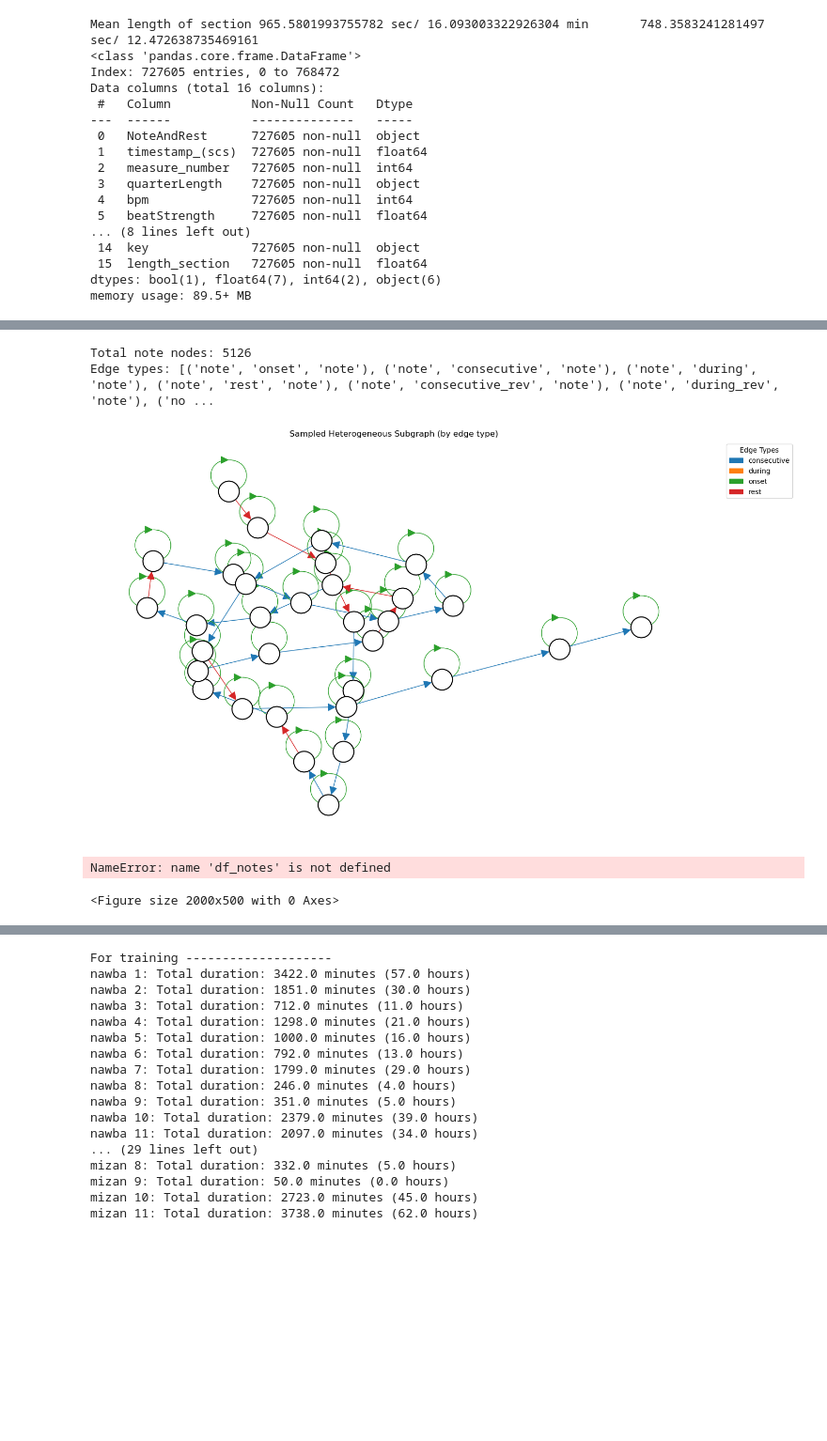
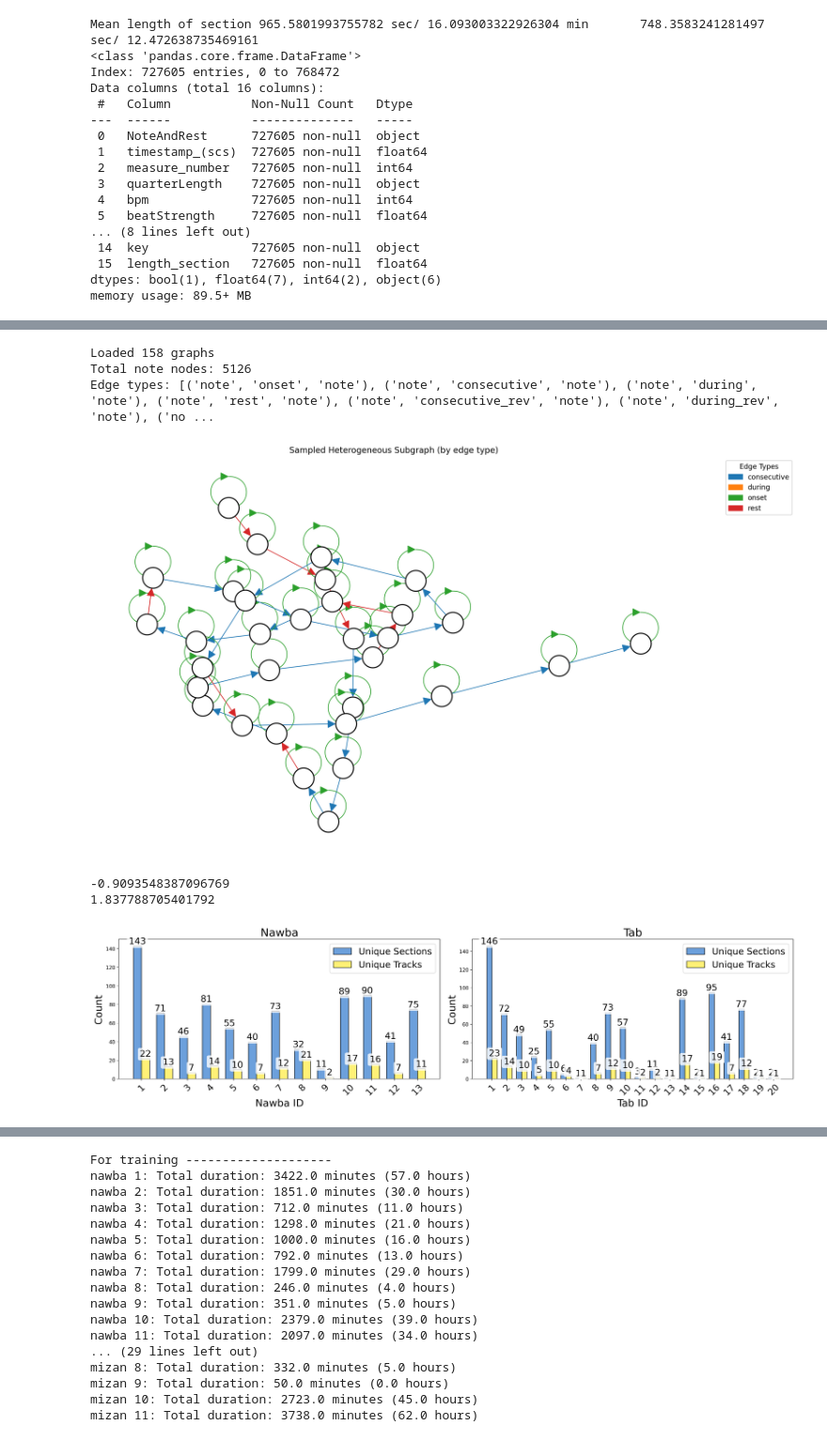
Before and after one commit to aleski017/tab-nawba-symbolic_recognition, a Jupyter notebook: overview_data.ipynb, the cells around one changed output, grey strips where cells are left out. Shown at 94% size. Saved outputs shown, nothing was run; the diff lists cells and outputs as text; code cells hidden in the pictures; blank space fills up the shorter version.

```diff
--- a/overview_data.ipynb
+++ b/overview_data.ipynb
@@ -45,6 +34,12 @@ for entry in data:
         section_list.append(section)
 
 df_section = pd.DataFrame(section_list)
+
 df_section['track_id'] = mbids
+df_section['tab'] = df_section['tab'].apply(lambda x: (x)['id'] if pd.notnull(x) else None)
+df_section['nawba'] = df_section['nawba'].apply(lambda x: (x)['id'] if pd.notnull(x) else None)
+df_section['mizan'] = df_section['mizan'].apply(lambda x: (x)['id'] if pd.notnull(x) else None)
+df_section['form'] = df_section['form'].apply(lambda x: (x)['id'] if pd.notnull(x) else None)
+print(f"These are all sections available in the dataset \n {'-' * 300}")
 df_section
 # %% [output]
@@ -262,4 +75,20 @@ Loaded 158 graphs
 # %%
+import torch
+graphs = []
+graphs_y = []
+label = "tab"
+for track in get_all_id_tracks():
+
+    path = DF_PATH_TRACKS + track + '/' + track + '.xml'
+    if not os.path.exists(path): continue
+    graph = torch.load(f'graphs/{track}.pt')
+
+    #if not graph['note'][f'y_{label}'] in (LABEL_LIST_TRAIN[label]): continue
+    #graphs_y.append(REPLACE_STRING[label][str(int(graph['note'][f'y_{label}']))])
+    graphs.append(graph)
+
+print(f"Loaded {len(graphs)} graphs",  flush=True)
+
 import os
 import torch
 import random
@@ -373,64 +202,77 @@ def visualize_hetero_sample(sampled_data, max_nodes=100):
     plt.tight_layout()
     plt.show()
 
+
 # === Run ===
 visualize_hetero_sample(sampled_data)
 # %% [output]
+Loaded 158 graphs
 Total note nodes: 5126
 Edge types: [('note', 'onset', 'note'), ('note', 'consecutive', 'note'), ('note', 'during', 'note'), ('note', 'rest', 'note'), ('note', 'consecutive_rev', 'note'), ('note', 'during_rev', 'note'), ('no ...
 [figure]
+# %%
+import numpy as np
+nawba_f1 = [81.3, 79.1, 78.0, 81.3, 79.8, 79.2, 81.6, 82.3, 79.0, 82.5, 81.7, 79.7,
+            86.1, 85.4, 83.0, 84.7, 86.2, 83.0, 85.2, 86.9, 85.2, 85.9, 85.8, 85.1,
+            84.7, 84.7, 83.7, 84.4, 84.1, 83.2, 84.0, 85.8, 84.4, 85.0, 85.4, 85.3,
+            82.0, 80.5, 79.4, 80.9, 81.7, 79.2, 81.9, 83.3, 80.4, 82.3, 82.3, 83.0,
+            80.4, 80.7, 83.9, 79.2, 80.6, 83.8, 78.8, 82.2, 85.4, 79.7, 83.4, 85.2,
+              86.5, 87.0]
+tab_f1 = [82.0, 81.3, 77.2, 82.1, 79.3, 77.9, 81.7, 81.98, 77.9, 82.6, 82.2, 80.3, 85.3, 84.3, 80.8, 84.1, 84.4, 82.8, 84.7, 85.4, 84.9, 85.6, 84.2, 84.4, 85.6, 83.6, 84.5, 85.0, 83.7, 84.4, 84.7, 85.1, 84.7, 85.4, 85.3, 86.6, 84.0, 84.4, 80.4, 85.0, 85.0, 81.6, 84.9, 86.0, 82.4, 85.8, 87.0, 82.8, 84.4, 82.6, 83.2, 83.7, 83.8, 85.8, 83.9, 83.8, 85.5, 83.9, 84.7, 83.7, 89.7, 88.8]
+nawba_f1 = np.array(nawba_f1)
+tab_f1 = np.array(tab_f1)
+print((nawba_f1 - tab_f1).mean())
+print((nawba_f1 - tab_f1).std())
+# %% [output]
+-0.9093548387096769
+1.837788705401792
 # %%
-import matplotlib.pyplot as plt
-import matplotlib.gridspec as gridspec
-import numpy as np
+fig = plt.figure(figsize=(24, 5))  # Wider figure
+gs = gridspec.GridSpec(1, 2, width_ratios=[1, 1], wspace=0.1)  # Reduced spacing between plots
 
-fig = plt.figure(figsize=(20, 5))  # Slightly reduced width for tighter layout
-gs = gridspec.GridSpec(1, 2, width_ratios=[1, 1], wspace=0.2)  # Only 2 columns used here
-
-bar_width = 0.8
-spacing = bar_width * 1.6
+bar_width = 0.35
 
 for i, l in enumerate(['nawba', 'tab']):
     labels = LABEL_LIST[l]
-    x = np.arange(len(labels)) * 2.0  # More space between groups
+    x = np.arange(len(labels))  # One x position per label
 
     values1 = []
     values2 = []
 
     for label in labels:
-        section_count = df_notes[df_notes[l] == label]['section_id'].nunique()
+        section_count = len(df_section[df_section[l] == label])
         track_count = df_section[df_section[l] == label]['track_id'].nunique()
 
         values1.append(section_count)
         values2.append(track_count)
 
     ax = fig.add_subplot(gs[0, i])
 
-    bars1 = ax.bar(x - spacing, values1, width=bar_width, color='white', edgecolor='black', hatch='////', label='Unique Sections')
-    bars2 = ax.bar(x, values2, width=bar_width, color='gray', edgecolor='black', hatch='\\\\\\\\', label='Unique Tracks')
+    bars1 = ax.bar(x - bar_width/2, values1, width=bar_width, color='#6ca0dc', edgecolor='black', label='Unique Sections')
+    bars2 = ax.bar(x + bar_width/2, values2, width=bar_width, color='#fff176', edgecolor='black', label='Unique Tracks')
 
-    ax.set_title(l.capitalize(), fontsize=14)
-    ax.set_xlabel(f'{l.capitalize()} ID', fontsize=12)
-    ax.set_ylabel('Count', fontsize=12)
+
+    ax.set_title(l.capitalize(), fontsize=22)
+    ax.set_xlabel(f'{l.capitalize()} ID', fontsize=20)
+    ax.set_ylabel('Count', fontsize=20)
     ax.set_xticks(x)
-    ax.set_xticklabels([str(label) for label in labels], rotation=45, fontsize=10)
-    ax.legend(loc='upper right', fontsize=10)
+    ax.set_xticklabels([str(label) for label in labels], rotation=45, fontsize=18)
+    ax.legend(loc='upper right', fontsize=18)
 
     for bars in [bars1, bars2]:
         for bar in bars:
             height = bar.get_height()
             ax.text(
                 bar.get_x() + bar.get_width() / 2,
                 height,
                 f'{int(height)}',
                 ha='center',
                 va='bottom',
-                fontsize=14,  # Bigger text
+                fontsize=18,
                 bbox=dict(facecolor='white', edgecolor='none', boxstyle='round,pad=0.2', alpha=0.8)
             )
 
 plt.tight_layout()
 plt.show()
 # %% [output]
-NameError: name 'df_notes' is not defined
-<Figure size 2000x500 with 0 Axes>
+[figure, added]
```
Also changed, not shown: parts of 14 cells of this notebook, 6 other files.
